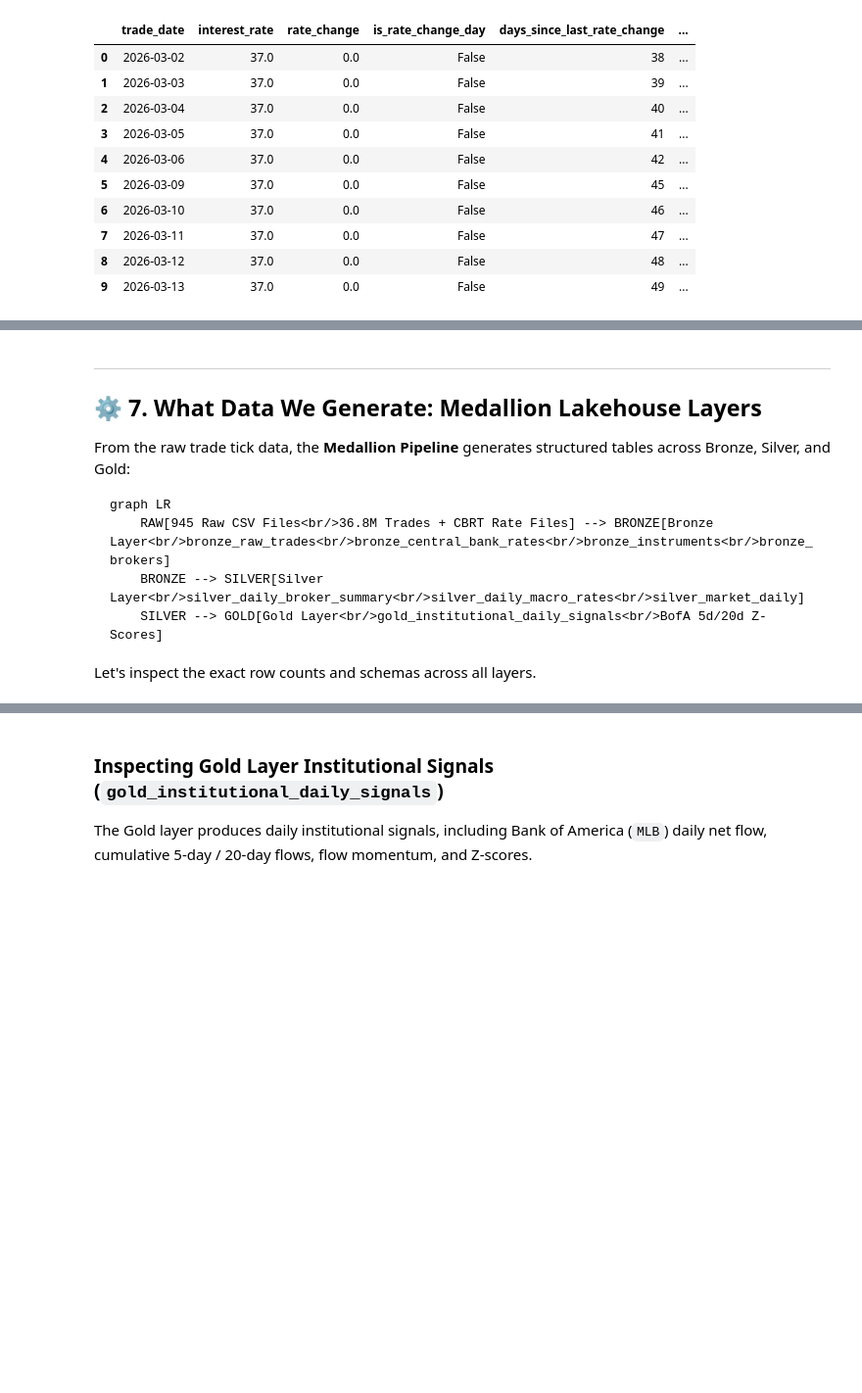
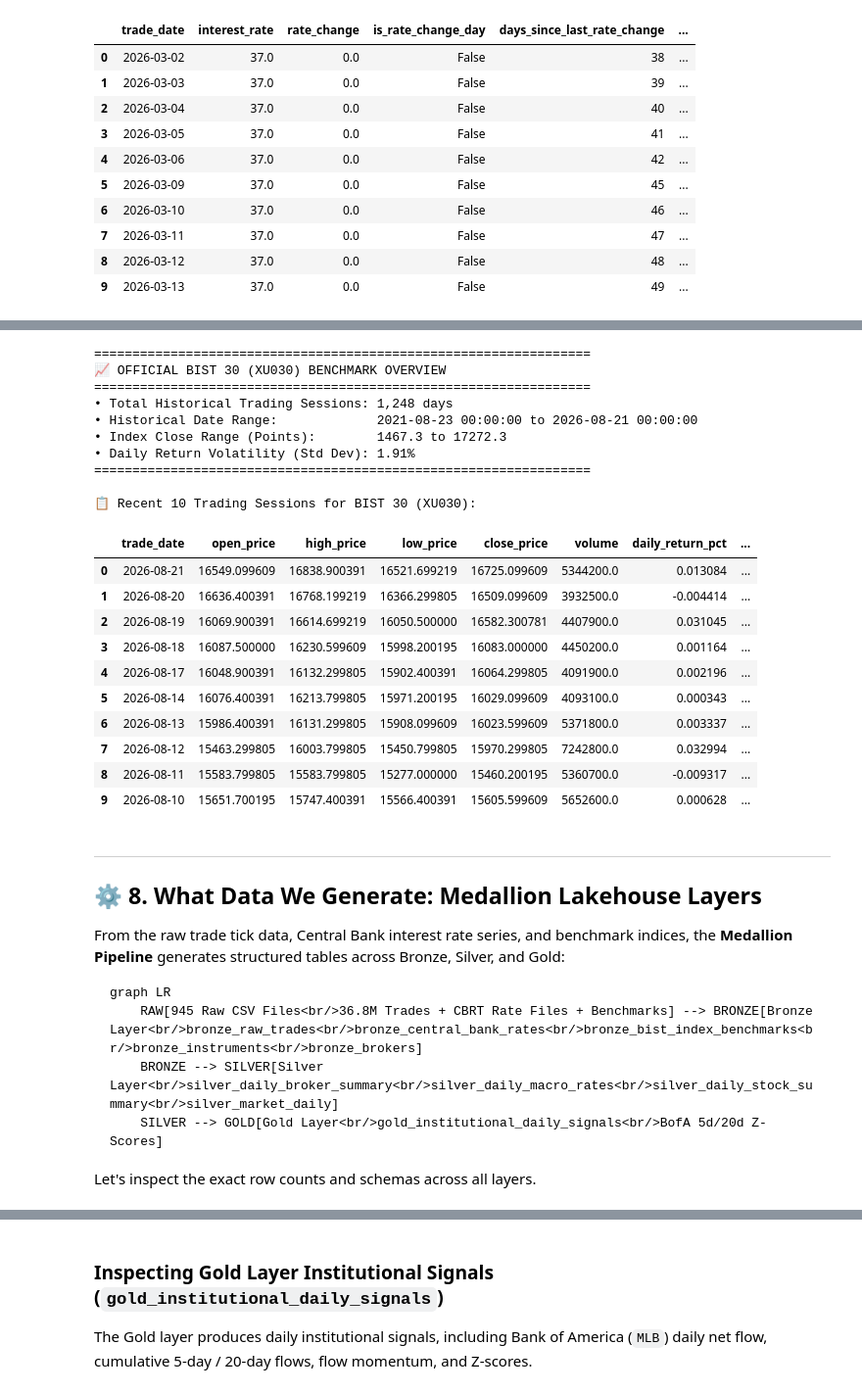
Before and after one commit to ozy-mdk/mdk-trade-oracle, a Jupyter notebook: notebooks/00_data_discovery_and_catalog_analysis.ipynb, the cells around one changed output, grey strips where cells are left out. Shown at 98% size. Cells and saved outputs as stored; diff of their text form; code cells hidden in the pictures; blank space fills up the shorter version.

````diff
--- a/notebooks/00_data_discovery_and_catalog_analysis.ipynb
+++ b/notebooks/00_data_discovery_and_catalog_analysis.ipynb
@@ -413,0 +411,53 @@ display(silver_macro_df.head(10))
+# %%
+# Inspect Bronze BIST 30 Benchmark Table (`bronze_bist_index_benchmarks`)
+bist30_benchmark_df = conn.execute("""
+    SELECT trade_date, open_price, high_price, low_price, close_price, volume, daily_return_pct, price_range_pct
+    FROM bronze_bist_index_benchmarks
+    ORDER BY trade_date DESC
+    LIMIT 10;
+""").df()
+
+bist30_stats = conn.execute("""
+    SELECT
+        COUNT(*) AS total_sessions,
+        MIN(trade_date) AS start_date,
+        MAX(trade_date) AS end_date,
+        MIN(close_price) AS min_index_close,
+        MAX(close_price) AS max_index_close,
+        AVG(daily_return_pct) * 100 AS avg_daily_return_pct,
+        STDDEV(daily_return_pct) * 100 AS std_daily_return_pct
+    FROM bronze_bist_index_benchmarks;
+""").df()
+
+print("=" * 65)
+print("📈 OFFICIAL BIST 30 (XU030) BENCHMARK OVERVIEW")
+print("=" * 65)
+print(f"• Total Historical Trading Sessions: {bist30_stats['total_sessions'][0]:,} days")
+print(f"• Historical Date Range:             {bist30_stats['start_date'][0]} to {bist30_stats['end_date'][0]}")
+print(f"• Index Close Range (Points):        {bist30_stats['min_index_close'][0]:.1f} to {bist30_stats['max_index_close'][0]:.1f}")
+print(f"• Daily Return Volatility (Std Dev): {bist30_stats['std_daily_return_pct'][0]:.2f}%")
+print("=" * 65)
+print("\n📋 Recent 10 Trading Sessions for BIST 30 (XU030):")
+display(bist30_benchmark_df)
+# %% [output]
+=================================================================
+📈 OFFICIAL BIST 30 (XU030) BENCHMARK OVERVIEW
+=================================================================
+• Total Historical Trading Sessions: 1,248 days
+• Historical Date Range:             2021-08-23 00:00:00 to 2026-08-21 00:00:00
+• Index Close Range (Points):        1467.3 to 17272.3
+• Daily Return Volatility (Std Dev): 1.91%
+=================================================================
+
+📋 Recent 10 Trading Sessions for BIST 30 (XU030):
+|  | trade_date | open_price | high_price | low_price | close_price | volume | daily_return_pct | ... |
+| 0 | 2026-08-21 | 16549.099609 | 16838.900391 | 16521.699219 | 16725.099609 | 5344200.0 | 0.013084 | ... |
+| 1 | 2026-08-20 | 16636.400391 | 16768.199219 | 16366.299805 | 16509.099609 | 3932500.0 | -0.004414 | ... |
+| 2 | 2026-08-19 | 16069.900391 | 16614.699219 | 16050.500000 | 16582.300781 | 4407900.0 | 0.031045 | ... |
+| 3 | 2026-08-18 | 16087.500000 | 16230.599609 | 15998.200195 | 16083.000000 | 4450200.0 | 0.001164 | ... |
+| 4 | 2026-08-17 | 16048.900391 | 16132.299805 | 15902.400391 | 16064.299805 | 4091900.0 | 0.002196 | ... |
+| 5 | 2026-08-14 | 16076.400391 | 16213.799805 | 15971.200195 | 16029.099609 | 4093100.0 | 0.000343 | ... |
+| 6 | 2026-08-13 | 15986.400391 | 16131.299805 | 15908.099609 | 16023.599609 | 5371800.0 | 0.003337 | ... |
+| 7 | 2026-08-12 | 15463.299805 | 16003.799805 | 15450.799805 | 15970.299805 | 7242800.0 | 0.032994 | ... |
+| 8 | 2026-08-11 | 15583.799805 | 15583.799805 | 15277.000000 | 15460.200195 | 5360700.0 | -0.009317 | ... |
+| 9 | 2026-08-10 | 15651.700195 | 15747.400391 | 15566.400391 | 15605.599609 | 5652600.0 | 0.000628 | ... |
@@ -414,13 +516,13 @@ display(silver_macro_df.head(10))
 # %% [markdown]
 ---
-## ⚙️ 7. What Data We Generate: Medallion Lakehouse Layers
+## ⚙️ 8. What Data We Generate: Medallion Lakehouse Layers
 
-From the raw trade tick data, the **Medallion Pipeline** generates structured tables across Bronze, Silver, and Gold:
+From the raw trade tick data, Central Bank interest rate series, and benchmark indices, the **Medallion Pipeline** generates structured tables across Bronze, Silver, and Gold:
 
 ```mermaid
 graph LR
-    RAW[945 Raw CSV Files<br/>36.8M Trades + CBRT Rate Files] --> BRONZE[Bronze Layer<br/>bronze_raw_trades<br/>bronze_central_bank_rates<br/>bronze_instruments<br/>bronze_brokers]
-    BRONZE --> SILVER[Silver Layer<br/>silver_daily_broker_summary<br/>silver_daily_macro_rates<br/>silver_market_daily]
+    RAW[945 Raw CSV Files<br/>36.8M Trades + CBRT Rate Files + Benchmarks] --> BRONZE[Bronze Layer<br/>bronze_raw_trades<br/>bronze_central_bank_rates<br/>bronze_bist_index_benchmarks<br/>bronze_instruments<br/>bronze_brokers]
+    BRONZE --> SILVER[Silver Layer<br/>silver_daily_broker_summary<br/>silver_daily_macro_rates<br/>silver_daily_stock_summary<br/>silver_market_daily]
     SILVER --> GOLD[Gold Layer<br/>gold_institutional_daily_signals<br/>BofA 5d/20d Z-Scores]
 ```
 
````
Also changed, not shown: parts of 11 cells of this notebook, 17 other files.
